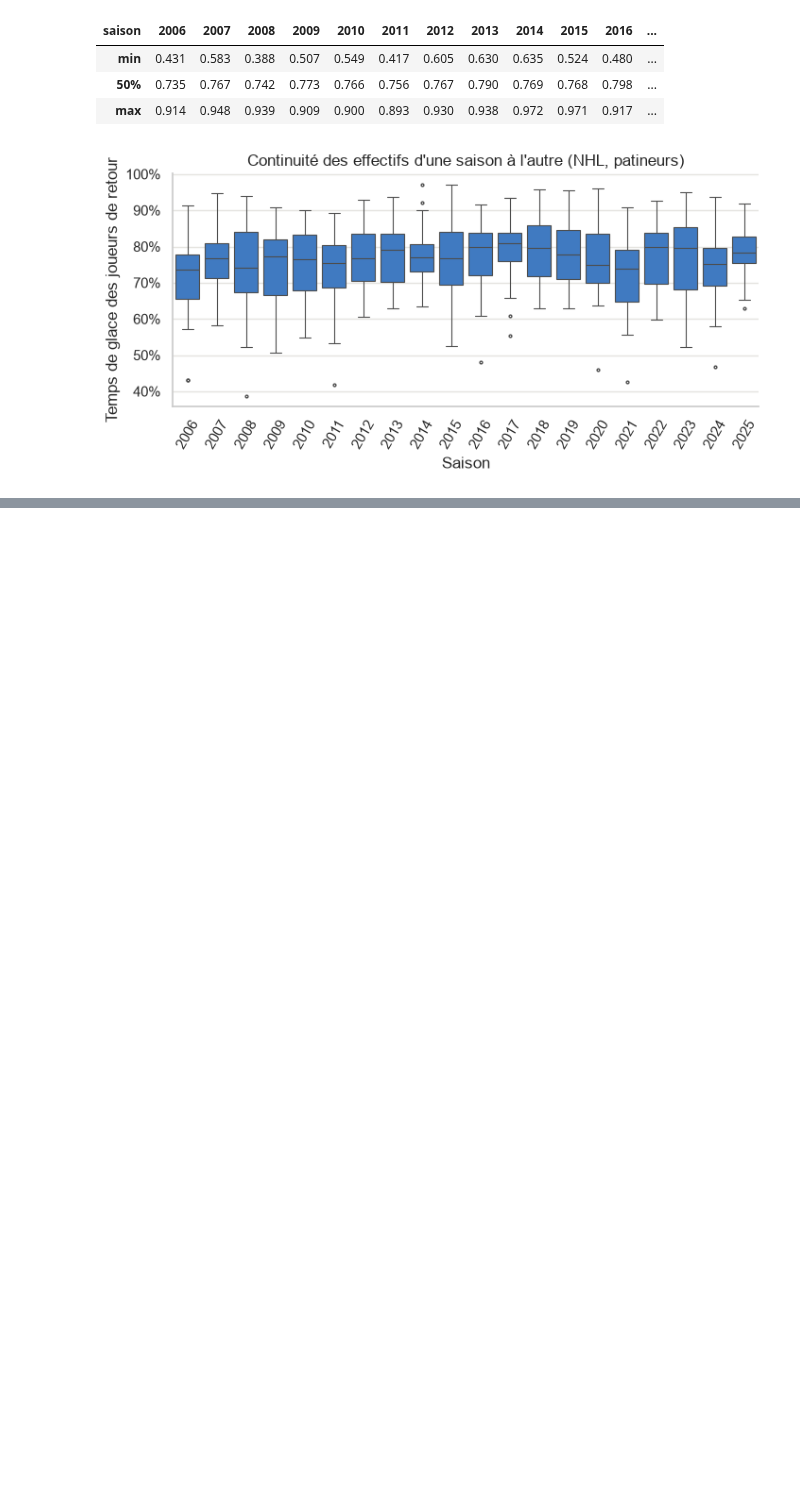
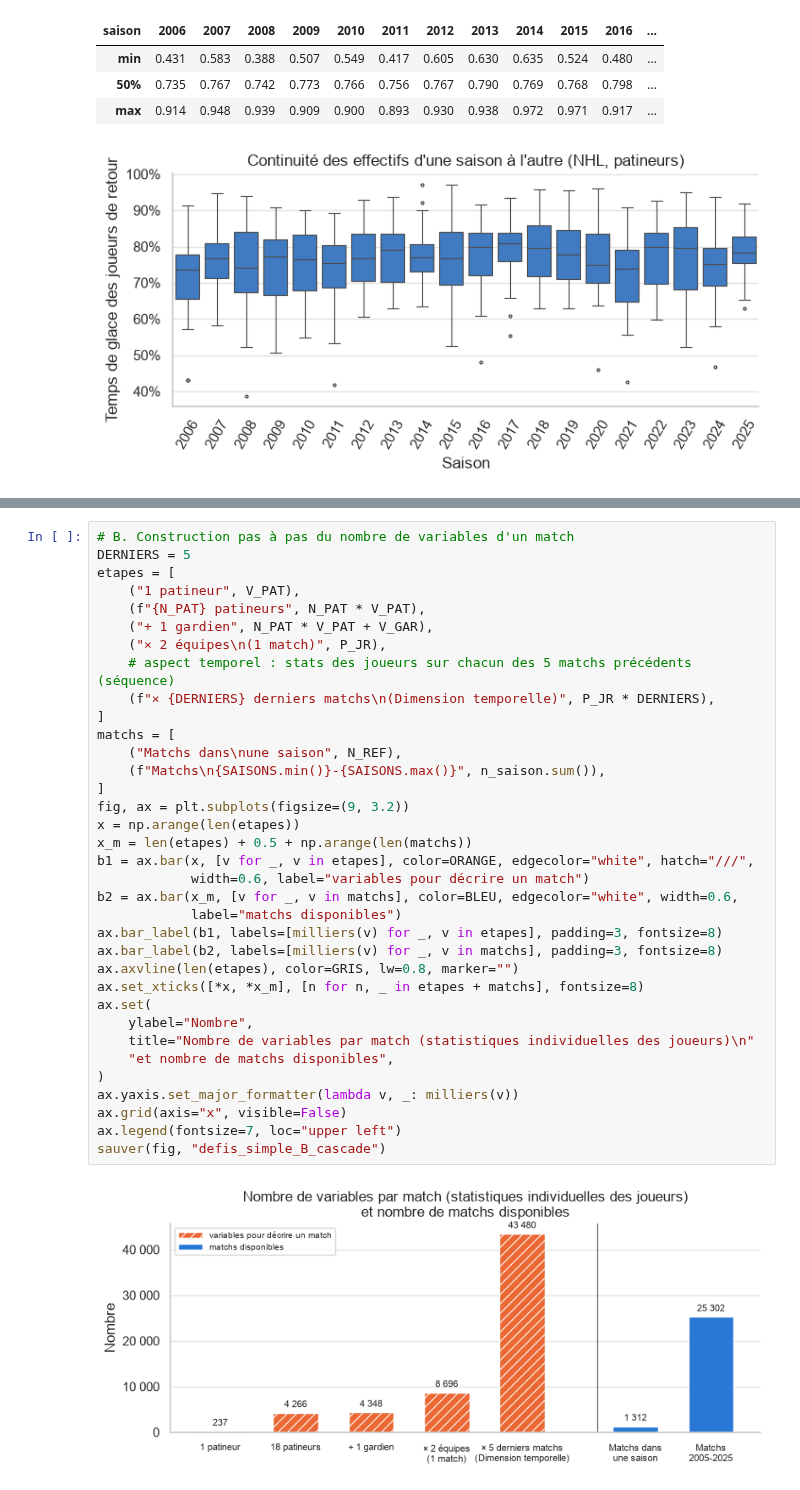
Before and after one commit to a3jeu/nhl-probabilistic-forecasting, a Jupyter notebook: notebooks/01_eda/defis_donnees.ipynb, the cells around one changed output, grey strips where cells are left out. Drawn from its saved outputs; the diff is of its cells as text; blank space fills up the shorter version.

```diff
--- a/notebooks/01_eda/defis_donnees.ipynb
+++ b/notebooks/01_eda/defis_donnees.ipynb
@@ -693,0 +880,37 @@ part.groupby("saison")["part"].describe()[["min", "50%", "max"]].T
+# %%
+# B. Construction pas à pas du nombre de variables d'un match
+DERNIERS = 5
+etapes = [
+    ("1 patineur", V_PAT),
+    (f"{N_PAT} patineurs", N_PAT * V_PAT),
+    ("+ 1 gardien", N_PAT * V_PAT + V_GAR),
+    ("× 2 équipes\n(1 match)", P_JR),
+    # aspect temporel : stats des joueurs sur chacun des 5 matchs précédents (séquence)
+    (f"× {DERNIERS} derniers matchs\n(Dimension temporelle)", P_JR * DERNIERS),
+]
+matchs = [
+    ("Matchs dans\nune saison", N_REF),
+    (f"Matchs\n{SAISONS.min()}-{SAISONS.max()}", n_saison.sum()),
+]
+fig, ax = plt.subplots(figsize=(9, 3.2))
+x = np.arange(len(etapes))
+x_m = len(etapes) + 0.5 + np.arange(len(matchs))
+b1 = ax.bar(x, [v for _, v in etapes], color=ORANGE, edgecolor="white", hatch="///",
+            width=0.6, label="variables pour décrire un match")
+b2 = ax.bar(x_m, [v for _, v in matchs], color=BLEU, edgecolor="white", width=0.6,
+            label="matchs disponibles")
+ax.bar_label(b1, labels=[milliers(v) for _, v in etapes], padding=3, fontsize=8)
+ax.bar_label(b2, labels=[milliers(v) for _, v in matchs], padding=3, fontsize=8)
+ax.axvline(len(etapes), color=GRIS, lw=0.8, marker="")
+ax.set_xticks([*x, *x_m], [n for n, _ in etapes + matchs], fontsize=8)
+ax.set(
+    ylabel="Nombre",
+    title="Nombre de variables par match (statistiques individuelles des joueurs)\n"
+    "et nombre de matchs disponibles",
+)
+ax.yaxis.set_major_formatter(lambda v, _: milliers(v))
+ax.grid(axis="x", visible=False)
+ax.legend(fontsize=7, loc="upper left")
+sauver(fig, "defis_simple_B_cascade")
+# %% [output]
+[figure, added]
```
Also changed, not shown: parts of 20 cells of this notebook.
